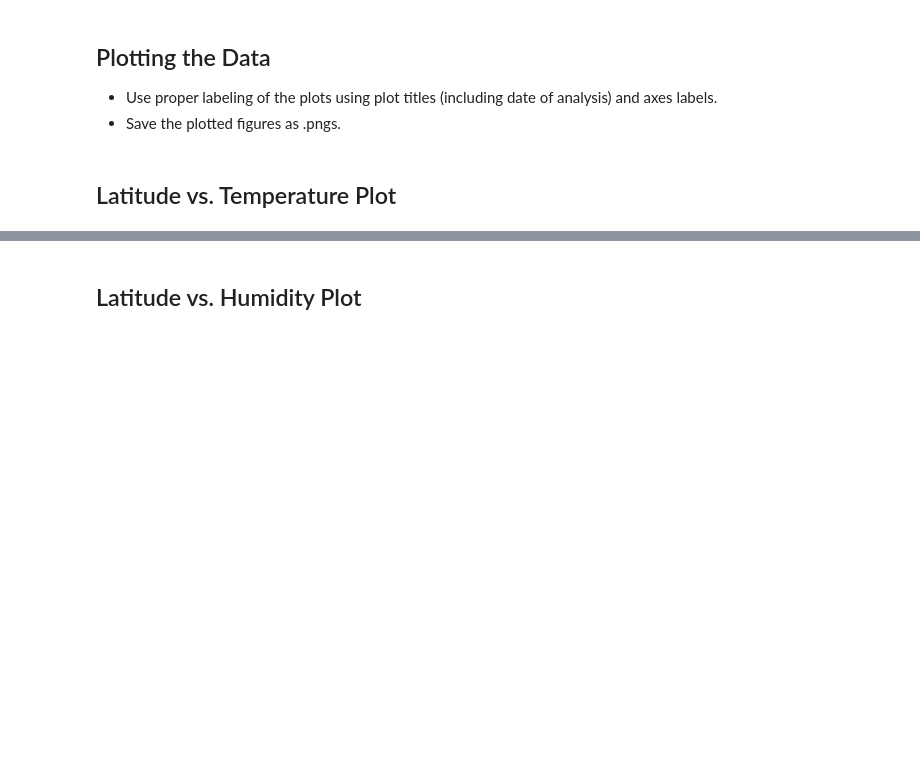
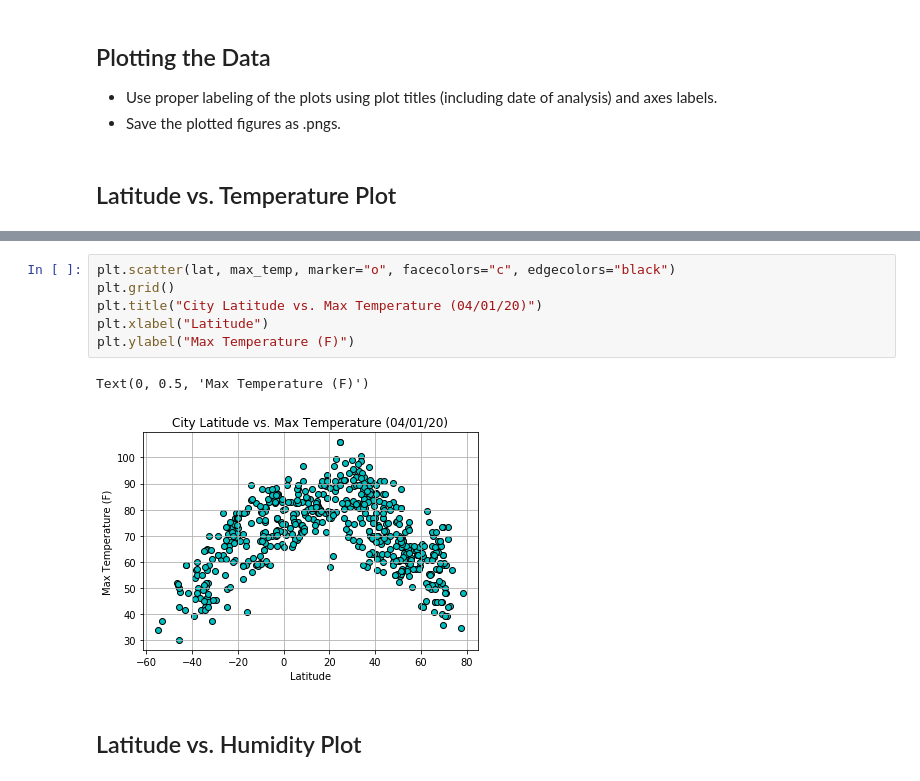
Before and after one commit to dsc55704973/python-api-challenge, a Jupyter notebook: starter_code/WeatherPy.ipynb, the cells around one changed output, grey strips where cells are left out. Cells and saved outputs as stored; diff of their text form; blank space fills up the shorter version.

```diff
--- a/starter_code/WeatherPy.ipynb
+++ b/starter_code/WeatherPy.ipynb
@@ -237,2 +206,11 @@ Int64Index([], dtype='int64')
+# %%
+plt.scatter(lat, max_temp, marker="o", facecolors="c", edgecolors="black")
+plt.grid()
+plt.title("City Latitude vs. Max Temperature (04/01/20)")
+plt.xlabel("Latitude")
+plt.ylabel("Max Temperature (F)")
+# %% [output]
+Text(0, 0.5, 'Max Temperature (F)')
+[figure, added]
 # %% [markdown]
 ## Latitude vs. Humidity Plot
```
Also changed, not shown: parts of 28 cells of this notebook, 1 other file.
